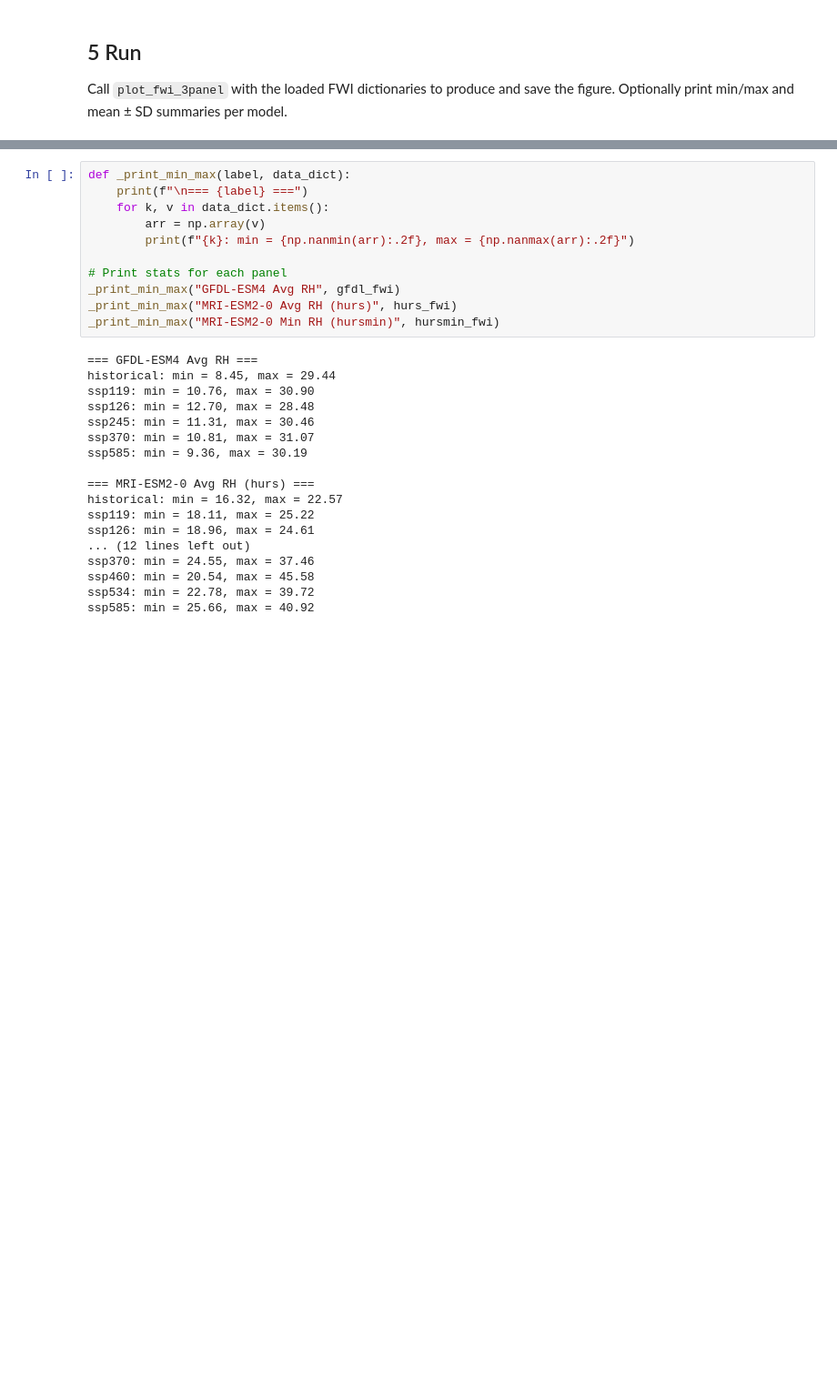
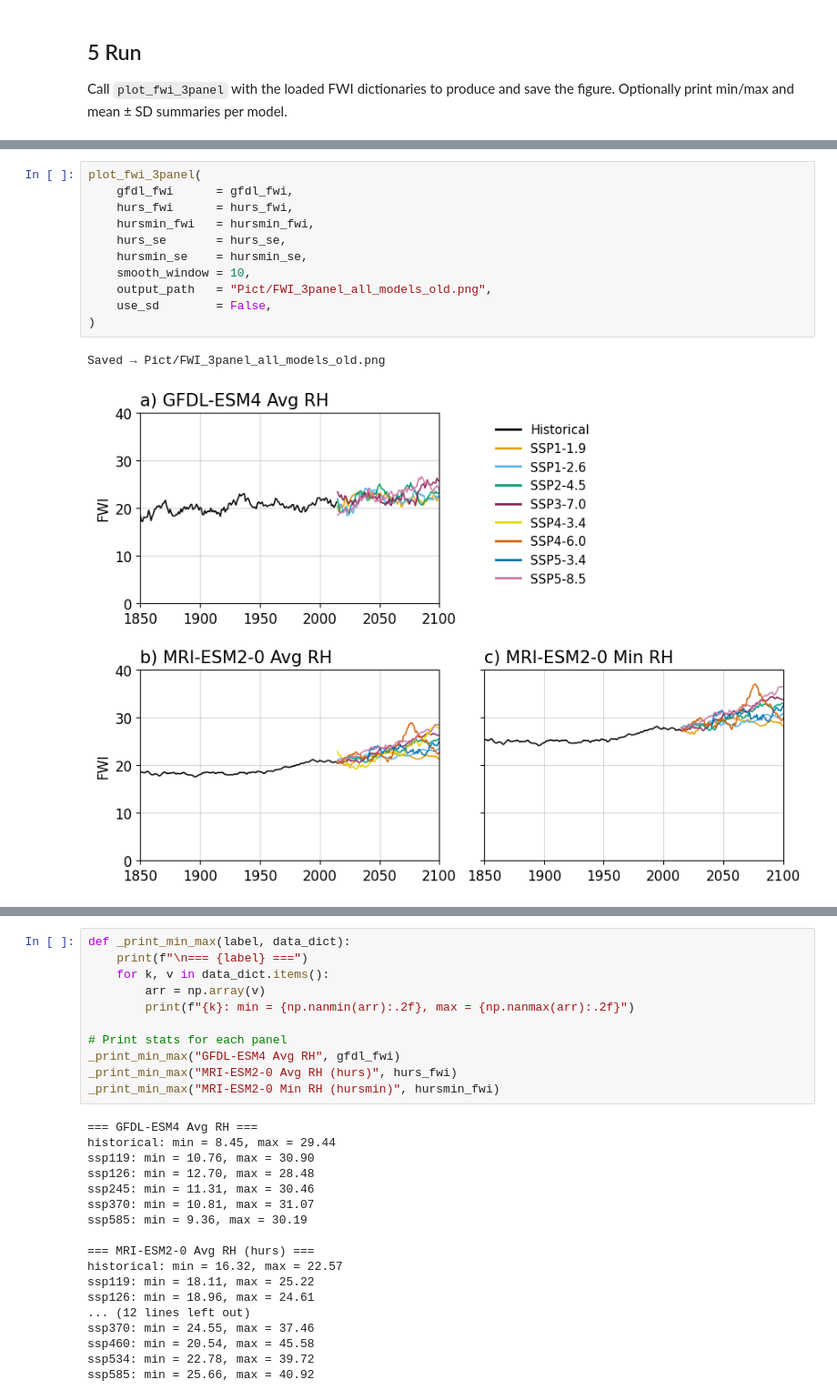
Before and after one commit to Thunthita/ClimateChangeonWildfire, a Jupyter notebook: new/src/All/FWI_3panel_all_models_cache.ipynb, the cells around one changed output, grey strips where cells are left out. Shown at 91% size. Drawn from its saved outputs; the diff is of its cells as text; blank space fills up the shorter version.

```diff
--- a/new/src/All/FWI_3panel_all_models_cache.ipynb
+++ b/new/src/All/FWI_3panel_all_models_cache.ipynb
@@ -219 +256,15 @@ Saved → Pict/FWI_3panel_all_models.png
+# %%
+plot_fwi_3panel(
+    gfdl_fwi      = gfdl_fwi,
+    hurs_fwi      = hurs_fwi,
+    hursmin_fwi   = hursmin_fwi,
+    hurs_se       = hurs_se,
+    hursmin_se    = hursmin_se,
+    smooth_window = 10,
+    output_path   = "Pict/FWI_3panel_all_models_old.png",
+    use_sd        = False,
+)
+# %% [output]
+Saved → Pict/FWI_3panel_all_models_old.png
+[figure, added]
 # %%
```
Also changed, not shown: parts of 24 cells of this notebook, 4 other files.
